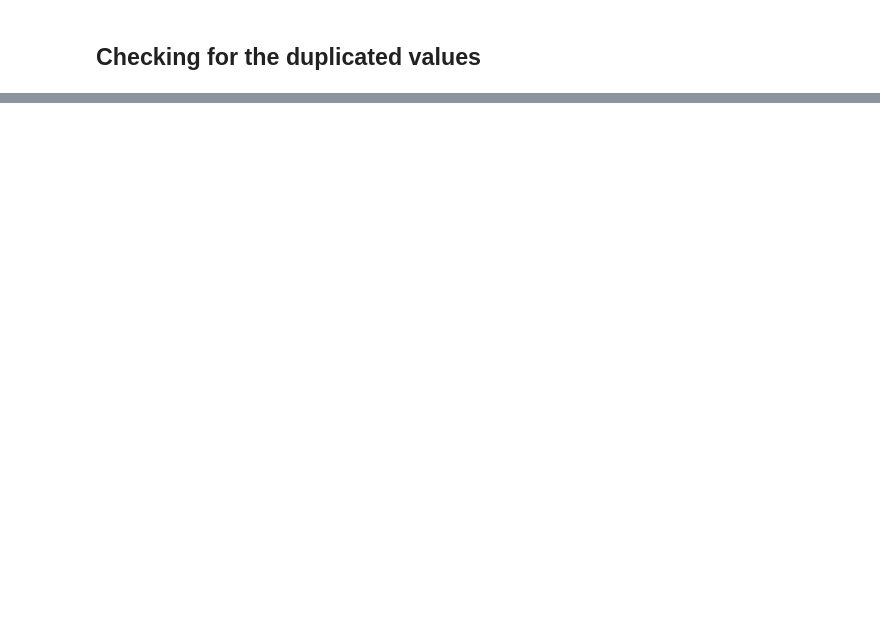
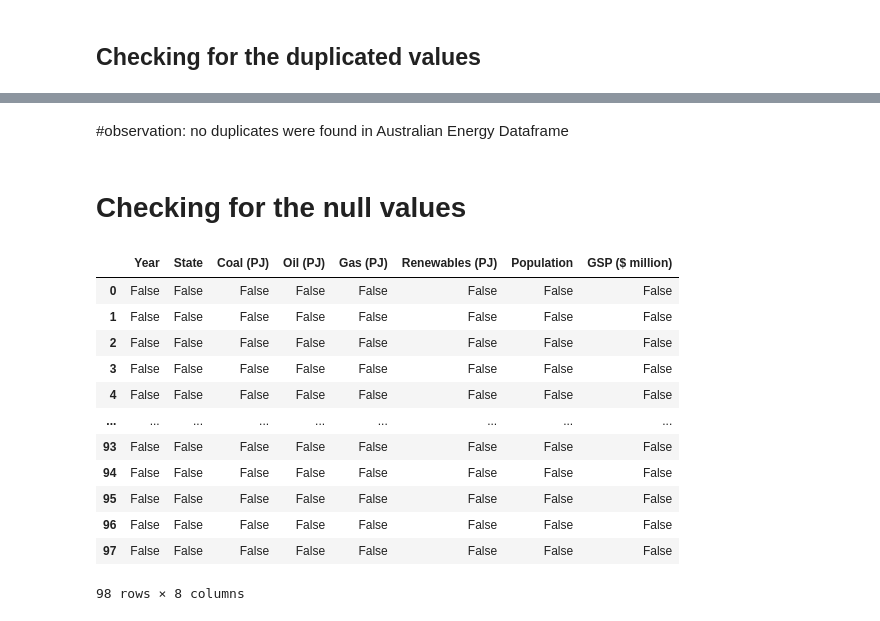
Before and after one commit to DurantZhou/ISYS5002-2024-S1-A2, a Jupyter notebook: Business_Report_Group_2_.ipynb, the cells around one changed output, grey strips where cells are left out. Saved outputs shown, nothing was run; the diff lists cells and outputs as text; code cells hidden in the pictures; blank space fills up the shorter version.

```diff
--- a/Business_Report_Group_2_.ipynb
+++ b/Business_Report_Group_2_.ipynb
@@ -168,0 +196,21 @@ AUS_energy_df.duplicated()
+# %% [markdown]
+#observation:
+no duplicates were found in Australian Energy Dataframe
+# %% [markdown]
+# Checking for the null values
+# %%
+AUS_energy_df.isnull() # Check for missing values
+# %% [output]
+|  | Year | State | Coal (PJ) | Oil (PJ) | Gas (PJ) | Renewables (PJ) | Population | GSP ($ million) |
+| 0 | False | False | False | False | False | False | False | False |
+| 1 | False | False | False | False | False | False | False | False |
+| 2 | False | False | False | False | False | False | False | False |
+| 3 | False | False | False | False | False | False | False | False |
+| 4 | False | False | False | False | False | False | False | False |
+| ... | ... | ... | ... | ... | ... | ... | ... | ... |
+| 93 | False | False | False | False | False | False | False | False |
+| 94 | False | False | False | False | False | False | False | False |
+| 95 | False | False | False | False | False | False | False | False |
+| 96 | False | False | False | False | False | False | False | False |
+| 97 | False | False | False | False | False | False | False | False |
+98 rows × 8 columns
```
Also changed, not shown: parts of 35 cells of this notebook.
